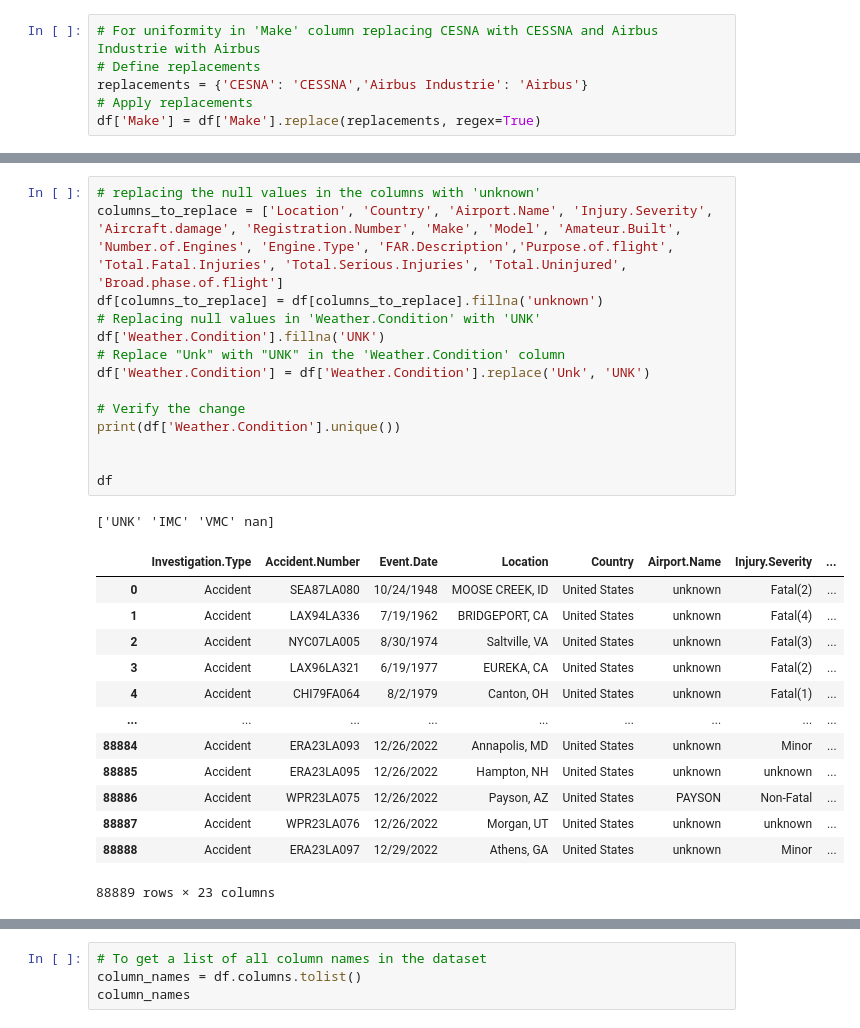
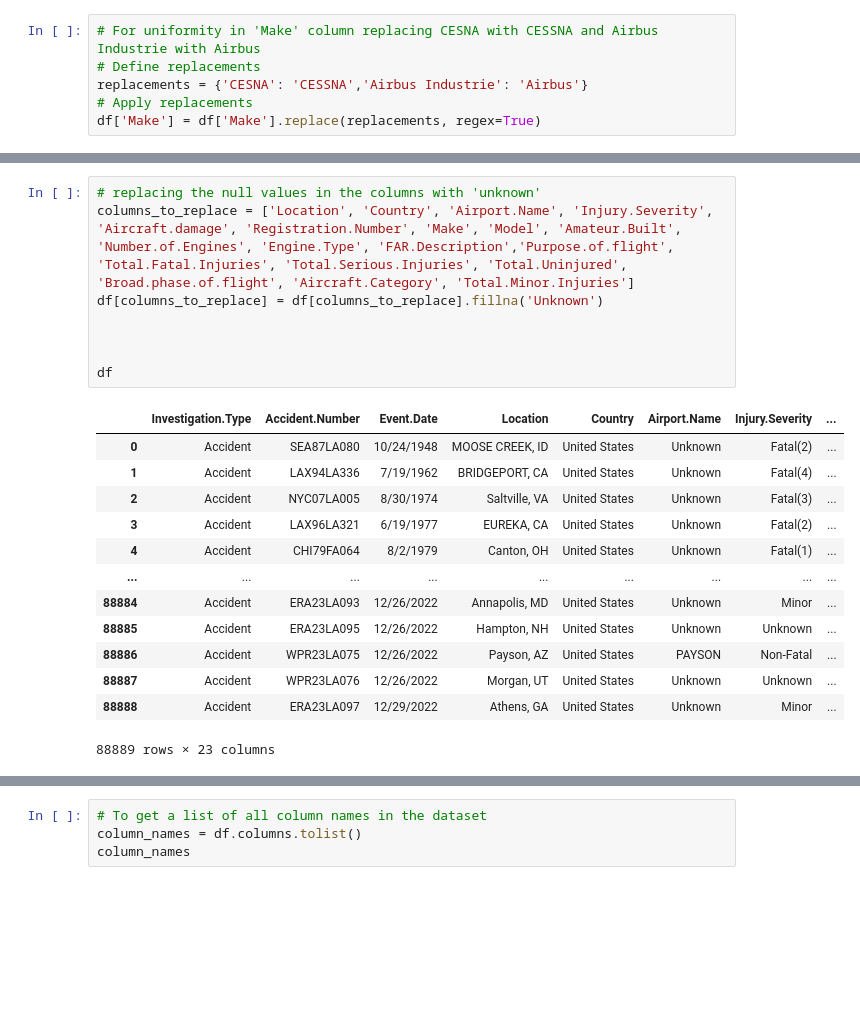
Before and after one commit to vnelima/Phase-1_Project_Aviation_, a Jupyter notebook: student.ipynb, the cells around one changed output, grey strips where cells are left out. Drawn from its saved outputs; the diff is of its cells as text; blank space fills up the shorter version.

```diff
--- a/student.ipynb
+++ b/student.ipynb
@@ -212,30 +200,23 @@ Broad.phase.of.flight     27165
 dtype: int64
 # %%
 # replacing the null values in the columns with 'unknown'
-columns_to_replace = ['Location', 'Country', 'Airport.Name', 'Injury.Severity', 'Aircraft.damage', 'Registration.Number', 'Make', 'Model', 'Amateur.Built', 'Number.of.Engines', 'Engine.Type', 'FAR.Description','Purpose.of.flight', 'Total.Fatal.Injuries', 'Total.Serious.Injuries', 'Total.Uninjured', 'Broad.phase.of.flight']
-df[columns_to_replace] = df[columns_to_replace].fillna('unknown')
-# Replacing null values in 'Weather.Condition' with 'UNK'
-df['Weather.Condition'].fillna('UNK')
-# Replace "Unk" with "UNK" in the 'Weather.Condition' column
-df['Weather.Condition'] = df['Weather.Condition'].replace('Unk', 'UNK')
+columns_to_replace = ['Location', 'Country', 'Airport.Name', 'Injury.Severity', 'Aircraft.damage', 'Registration.Number', 'Make', 'Model', 'Amateur.Built', 'Number.of.Engines', 'Engine.Type', 'FAR.Description','Purpose.of.flight', 'Total.Fatal.Injuries', 'Total.Serious.Injuries', 'Total.Uninjured', 'Broad.phase.of.flight', 'Aircraft.Category', 'Total.Minor.Injuries']
+df[columns_to_replace] = df[columns_to_replace].fillna('Unknown')
 
-# Verify the change
-print(df['Weather.Condition'].unique())
 
 
 df
 # %% [output]
+|  | Investigation.Type | Accident.Number | Event.Date | Location | Country | Airport.Name | Injury.Severity | ... |
+| 0 | Accident | SEA87LA080 | 10/24/1948 | MOOSE CREEK, ID | United States | Unknown | Fatal(2) | ... |
+| 1 | Accident | LAX94LA336 | 7/19/1962 | BRIDGEPORT, CA | United States | Unknown | Fatal(4) | ... |
+| 2 | Accident | NYC07LA005 | 8/30/1974 | Saltville, VA | United States | Unknown | Fatal(3) | ... |
+| 3 | Accident | LAX96LA321 | 6/19/1977 | EUREKA, CA | United States | Unknown | Fatal(2) | ... |
+| 4 | Accident | CHI79FA064 | 8/2/1979 | Canton, OH | United States | Unknown | Fatal(1) | ... |
+| ... | ... | ... | ... | ... | ... | ... | ... | ... |
+| 88884 | Accident | ERA23LA093 | 12/26/2022 | Annapolis, MD | United States | Unknown | Minor | ... |
+| 88885 | Accident | ERA23LA095 | 12/26/2022 | Hampton, NH | United States | Unknown | Unknown | ... |
+| 88886 | Accident | WPR23LA075 | 12/26/2022 | Payson, AZ | United States | PAYSON | Non-Fatal | ... |
+| 88887 | Accident | WPR23LA076 | 12/26/2022 | Morgan, UT | United States | Unknown | Unknown | ... |
+| 88888 | Accident | ERA23LA097 | 12/29/2022 | Athens, GA | United States | Unknown | Minor | ... |
-['UNK' 'IMC' 'VMC' nan]
+88889 rows × 23 columns
-|  | Investigation.Type | Accident.Number | Event.Date | Location | Country | Airport.Name | Injury.Severity | ... |
-| 0 | Accident | SEA87LA080 | 10/24/1948 | MOOSE CREEK, ID | United States | unknown | Fatal(2) | ... |
-| 1 | Accident | LAX94LA336 | 7/19/1962 | BRIDGEPORT, CA | United States | unknown | Fatal(4) | ... |
-| 2 | Accident | NYC07LA005 | 8/30/1974 | Saltville, VA | United States | unknown | Fatal(3) | ... |
-| 3 | Accident | LAX96LA321 | 6/19/1977 | EUREKA, CA | United States | unknown | Fatal(2) | ... |
-| 4 | Accident | CHI79FA064 | 8/2/1979 | Canton, OH | United States | unknown | Fatal(1) | ... |
-| ... | ... | ... | ... | ... | ... | ... | ... | ... |
-| 88884 | Accident | ERA23LA093 | 12/26/2022 | Annapolis, MD | United States | unknown | Minor | ... |
-| 88885 | Accident | ERA23LA095 | 12/26/2022 | Hampton, NH | United States | unknown | unknown | ... |
-| 88886 | Accident | WPR23LA075 | 12/26/2022 | Payson, AZ | United States | PAYSON | Non-Fatal | ... |
-| 88887 | Accident | WPR23LA076 | 12/26/2022 | Morgan, UT | United States | unknown | unknown | ... |
-| 88888 | Accident | ERA23LA097 | 12/29/2022 | Athens, GA | United States | unknown | Minor | ... |
-88889 rows × 23 columns
```
Also changed, not shown: parts of 32 cells of this notebook, 1 other file.
